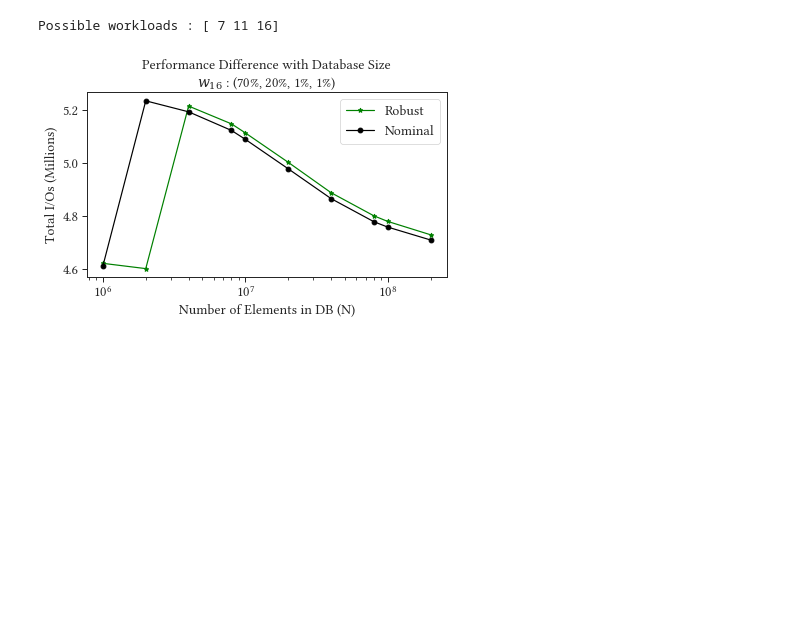
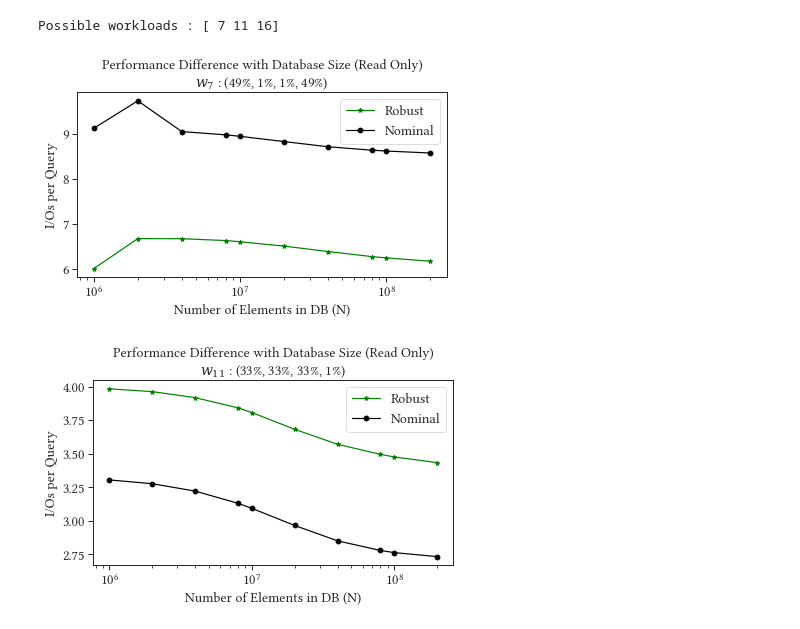
Before and after one commit to Ephoris/robust-lsm-tuning, a Jupyter notebook: endure/visualization/05_scaling.ipynb, the cells around one changed output. Drawn from its saved outputs; the diff is of its cells as text; code cells hidden in the pictures; blank space fills up the shorter version.

```diff
--- a/endure/visualization/05_scaling.ipynb
+++ b/endure/visualization/05_scaling.ipynb
@@ -82,27 +82,32 @@ def plot_total_io_diff(df, workload_idx):
     ax.plot(df['N'], df['robust_io'] / 1e6,  marker='*', color='green', label='Robust')
     ax.plot(df['N'], df['nominal_io']/ 1e6, marker='o', color='black', label='Nominal')
     ax.set_xscale('log')
-    ax.set_ylabel('Total I/Os (Millions)')
+    ax.set_ylabel('I/Os per Query')
     ax.set_xlabel('Number of Elements in DB (N)')
     ax.set_title(
-        'Performance Difference with Database Size' + '\n'
+        'Performance Difference with Database Size (Read Only)' + '\n'
         '$w_{' + str(workload_idx) + '}$ : ' + f'({z0:.0%}, {z1:.0%}, {q:.0%}, {w:.0%})'
     )
     ax.legend()
 
     return fig, ax
 # %%
-# df = dp.read_csv('exp_05.csv')
+# df = dp.read_csv('experiment_05_checkpoint.csv')
 df = dp.read_csv('exp_05_no_writes.csv')
 print(f'Possible workloads : {df.workload_idx.unique()}')
-wl_idx = 16
+wl_idx = 7
 
 set_style()
-fig, ax = plot_total_io_diff(df, wl_idx)
+fig, ax = plot_total_io_diff(df, 7)
 set_size(fig)
+fig, ax = plot_total_io_diff(df, 11)
+set_size(fig)
+# fig, ax = plot_total_io_diff(df, 16)
+# set_size(fig)
 # %% [output]
 Possible workloads : [ 7 11 16]
-[figure, old version]
+[figure, new version]
+[figure, added]
 # %%
 tunings = ['nominal_m_buff', 'nominal_bpe',
            'nominal_T', 'nominal_is_leveling_policy',
```
Also changed, not shown: parts of 3 cells of this notebook, 7 other files.
